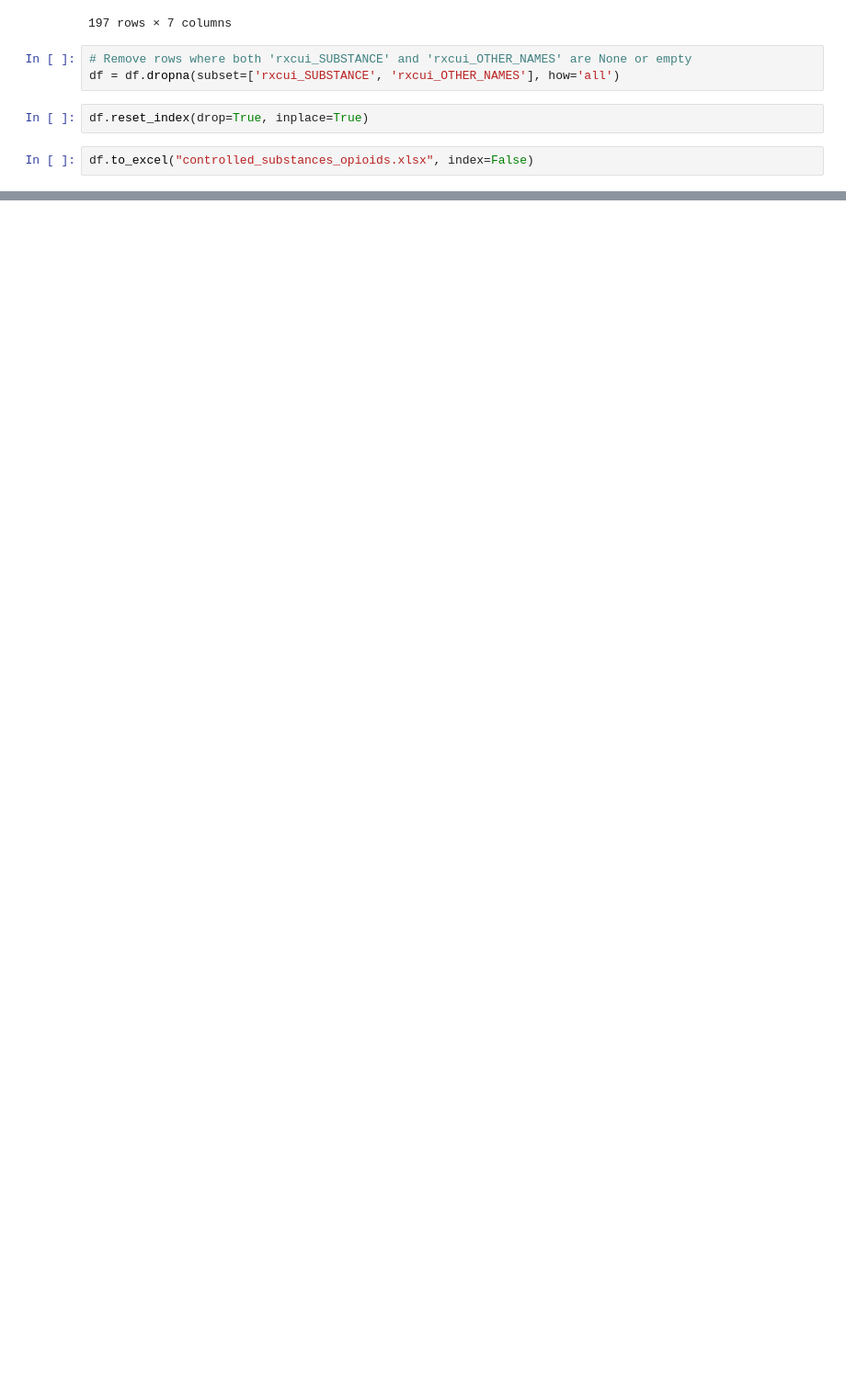
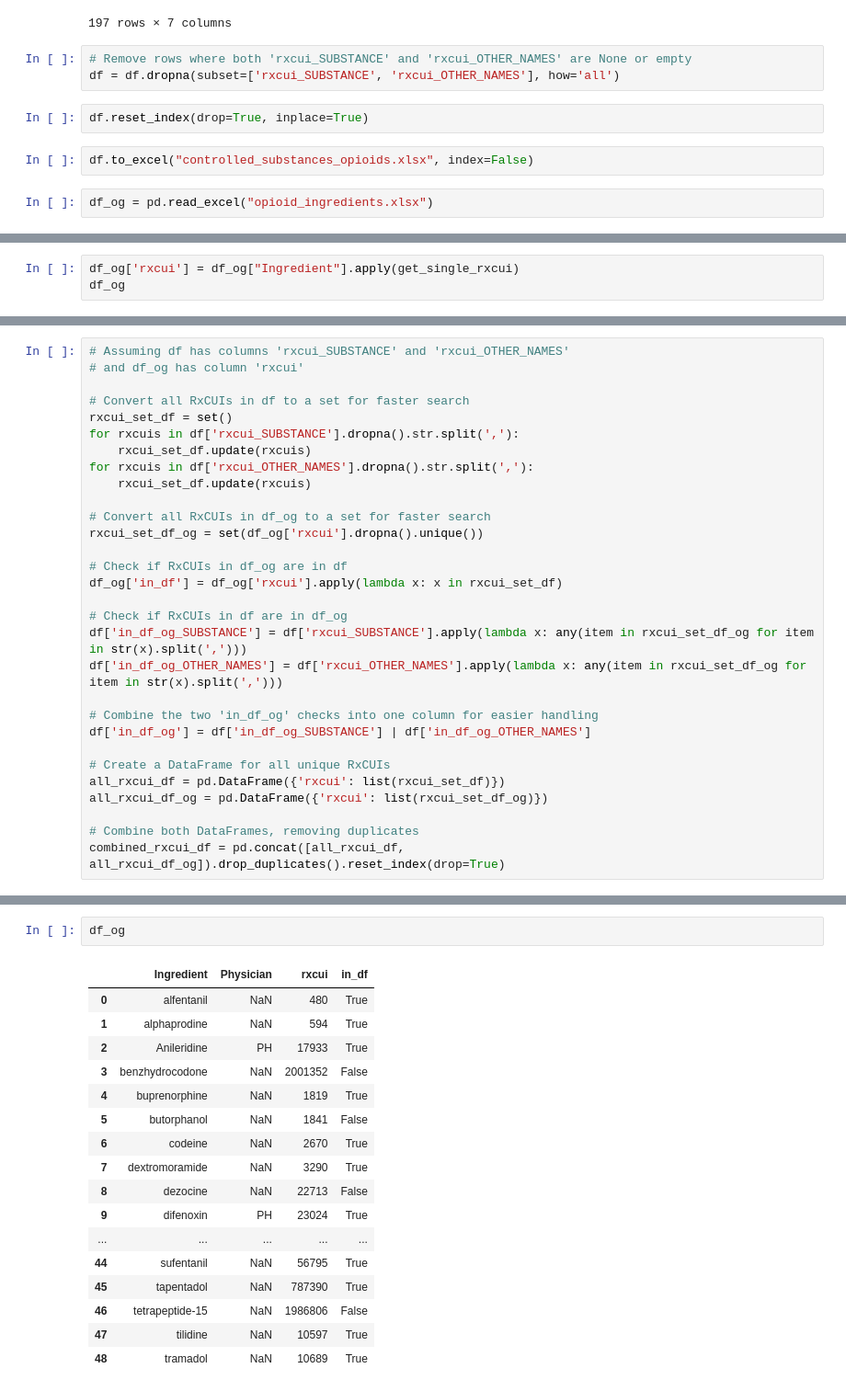
Before and after one commit to danielhmendoza01/Automatic_Code_Sets, a Jupyter notebook: RxNorm/Opioid/Ingredient2.ipynb, the cells around one changed output, grey strips where cells are left out. Shown at 92% size. Cells and saved outputs as stored; diff of their text form; blank space fills up the shorter version.

```diff
--- a/RxNorm/Opioid/Ingredient2.ipynb
+++ b/RxNorm/Opioid/Ingredient2.ipynb
@@ -101,3 +101,5 @@ df = df.dropna(subset=['rxcui_SUBSTANCE', 'rxcui_OTHER_NAMES'], how='all')
 df.reset_index(drop=True, inplace=True)
 # %%
 df.to_excel("controlled_substances_opioids.xlsx", index=False)
+# %%
+df_og = pd.read_excel("opioid_ingredients.xlsx")
@@ -103,0 +146,3 @@ df.to_excel("controlled_substances_opioids.xlsx", index=False)
+# %%
+df_og['rxcui'] = df_og["Ingredient"].apply(get_single_rxcui)
+df_og
@@ -103,0 +167,30 @@ df.to_excel("controlled_substances_opioids.xlsx", index=False)
+# %%
+# Assuming df has columns 'rxcui_SUBSTANCE' and 'rxcui_OTHER_NAMES'
+# and df_og has column 'rxcui'
+
+# Convert all RxCUIs in df to a set for faster search
+rxcui_set_df = set()
+for rxcuis in df['rxcui_SUBSTANCE'].dropna().str.split(','):
+    rxcui_set_df.update(rxcuis)
+for rxcuis in df['rxcui_OTHER_NAMES'].dropna().str.split(','):
+    rxcui_set_df.update(rxcuis)
+
+# Convert all RxCUIs in df_og to a set for faster search
+rxcui_set_df_og = set(df_og['rxcui'].dropna().unique())
+
+# Check if RxCUIs in df_og are in df
+df_og['in_df'] = df_og['rxcui'].apply(lambda x: x in rxcui_set_df)
+
+# Check if RxCUIs in df are in df_og
+df['in_df_og_SUBSTANCE'] = df['rxcui_SUBSTANCE'].apply(lambda x: any(item in rxcui_set_df_og for item in str(x).split(',')))
+df['in_df_og_OTHER_NAMES'] = df['rxcui_OTHER_NAMES'].apply(lambda x: any(item in rxcui_set_df_og for item in str(x).split(',')))
+
+# Combine the two 'in_df_og' checks into one column for easier handling
+df['in_df_og'] = df['in_df_og_SUBSTANCE'] | df['in_df_og_OTHER_NAMES']
+
+# Create a DataFrame for all unique RxCUIs
+all_rxcui_df = pd.DataFrame({'rxcui': list(rxcui_set_df)})
+all_rxcui_df_og = pd.DataFrame({'rxcui': list(rxcui_set_df_og)})
+
+# Combine both DataFrames, removing duplicates
+combined_rxcui_df = pd.concat([all_rxcui_df, all_rxcui_df_og]).drop_duplicates().reset_index(drop=True)
@@ -103,0 +215,20 @@ df.to_excel("controlled_substances_opioids.xlsx", index=False)
+# %%
+df_og
+# %% [output]
+|  | Ingredient | Physician | rxcui | in_df |
+| 0 | alfentanil | NaN | 480 | True |
+| 1 | alphaprodine | NaN | 594 | True |
+| 2 | Anileridine | PH | 17933 | True |
+| 3 | benzhydrocodone | NaN | 2001352 | False |
+| 4 | buprenorphine | NaN | 1819 | True |
+| 5 | butorphanol | NaN | 1841 | False |
+| 6 | codeine | NaN | 2670 | True |
+| 7 | dextromoramide | NaN | 3290 | True |
+| 8 | dezocine | NaN | 22713 | False |
+| 9 | difenoxin | PH | 23024 | True |
+| ... | ... | ... | ... | ... |
+| 44 | sufentanil | NaN | 56795 | True |
+| 45 | tapentadol | NaN | 787390 | True |
+| 46 | tetrapeptide-15 | NaN | 1986806 | False |
+| 47 | tilidine | NaN | 10597 | True |
+| 48 | tramadol | NaN | 10689 | True |
```
Also changed, not shown: parts of 10 cells of this notebook, 4 other files.
